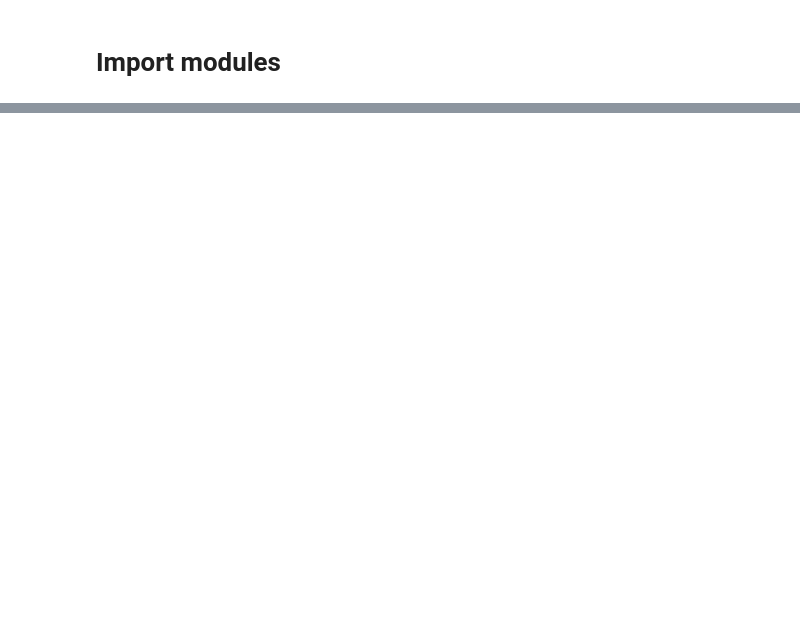
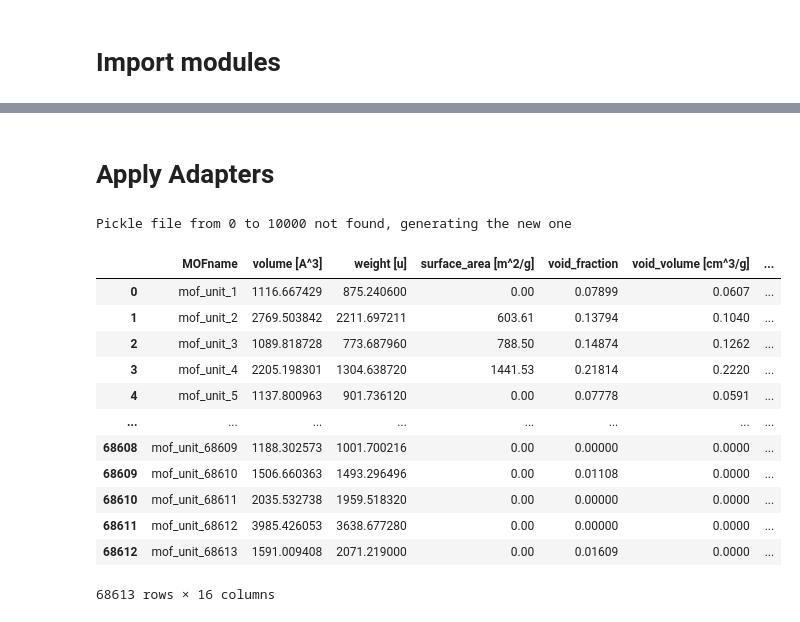
Before and after one commit to batprem/tmlcc-hackathon, a Jupyter notebook: preprocess.ipynb, the cells around one changed output, grey strips where cells are left out. Drawn from its saved outputs; the diff is of its cells as text; code cells hidden in the pictures; blank space fills up the shorter version.

Commit message:
Apply chuck processing

```diff
--- a/preprocess.ipynb
+++ b/preprocess.ipynb
@@ -6,0 +37,5 @@ from typing import List
+# %%
+Train = pd.read_csv(f"{DATASET_PATH}/train.csv".replace("//", "/"))
+Train.index = Train.index + 1
+Pretest = pd.read_csv(f"{DATASET_PATH}/pretest.csv".replace("//", "/"))
+Pretest.index = Pretest.index + 1
@@ -6,0 +44,3 @@ from typing import List
+# %%
+Train = get_cif_filepath(Train, TRAIN_PATH)
+Train[['MOFname', 'cif_filepath']].head(5)
@@ -119,3 +107,40 @@ ValueError: mof_cif_train/mof_cif_train/mof_unit_1.cif:3:45: parse error
+# %% [markdown]
+# Apply Adapters
+# %%
+# n = 200000  #chunk row size
+# list_df = [df[i:i+n] for i in range(0, Train.shape[0],n)]
+def chuck_pickle(df, n, path='.'):
+    for i in range(0, df.shape[0],n):
+        filename = f'{i}_{i+n}.pickle'
+        filepath = (path + '/'+ filename).replace('//', '/')
+        if not os.path.exists(filepath):
+            print(f"Pickle file from {i} to {i+n} not found, generating the new one")
+            chuck = df[i:i+n]
+            chuck['cif'] = chuck.cif_filepath.progress_apply(
+                lambda cif_filepath: cif2pandas_adapter.apply(cif_filepath)
+            )
+            chuck.to_pickle(filepath)
+
+PREPROCESSING_TRAIN_PATH = 'preprocessing_results/Train'
+chuck_pickle(Train, 10000, path=PREPROCESSING_TRAIN_PATH)
+# %% [output]
+Pickle file from 0 to 10000 not found, generating the new one
+# %%
+ Train
+# %% [output]
+|  | MOFname | volume [A^3] | weight [u] | surface_area [m^2/g] | void_fraction | void_volume [cm^3/g] | ... |
+| 0 | mof_unit_1 | 1116.667429 | 875.240600 | 0.00 | 0.07899 | 0.0607 | ... |
+| 1 | mof_unit_2 | 2769.503842 | 2211.697211 | 603.61 | 0.13794 | 0.1040 | ... |
+| 2 | mof_unit_3 | 1089.818728 | 773.687960 | 788.50 | 0.14874 | 0.1262 | ... |
+| 3 | mof_unit_4 | 2205.198301 | 1304.638720 | 1441.53 | 0.21814 | 0.2220 | ... |
+| 4 | mof_unit_5 | 1137.800963 | 901.736120 | 0.00 | 0.07778 | 0.0591 | ... |
+| ... | ... | ... | ... | ... | ... | ... | ... |
+| 68608 | mof_unit_68609 | 1188.302573 | 1001.700216 | 0.00 | 0.00000 | 0.0000 | ... |
+| 68609 | mof_unit_68610 | 1506.660363 | 1493.296496 | 0.00 | 0.01108 | 0.0000 | ... |
+| 68610 | mof_unit_68611 | 2035.532738 | 1959.518320 | 0.00 | 0.00000 | 0.0000 | ... |
+| 68611 | mof_unit_68612 | 3985.426053 | 3638.677280 | 0.00 | 0.00000 | 0.0000 | ... |
+| 68612 | mof_unit_68613 | 1591.009408 | 2071.219000 | 0.00 | 0.01609 | 0.0000 | ... |
+68613 rows × 16 columns
 # %% [markdown]
 <a style='text-decoration:none;line-height:16px;display:flex;color:#5B5B62;padding:10px;justify-content:end;' href='https://deepnote.com?utm_source=created-in-deepnote-cell&projectId=cf8541de-dbc3-45f6-bc1e-4fa446cacbcd' target="_blank">
 <img alt='Created in deepnote.com' style='display:inline;max-height:16px;margin:0px;margin-right:7.5px;' src='embedded-picture-1' > </img>
```
Also changed, not shown: parts of 29 cells of this notebook, 7 other files.
